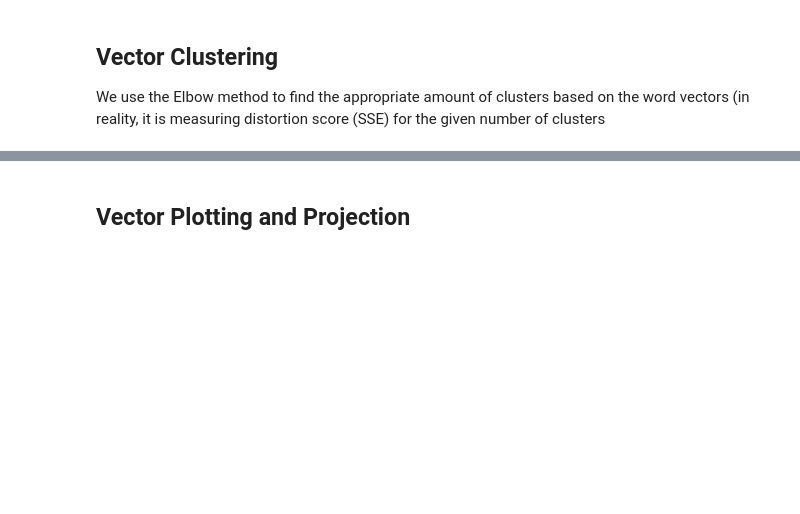
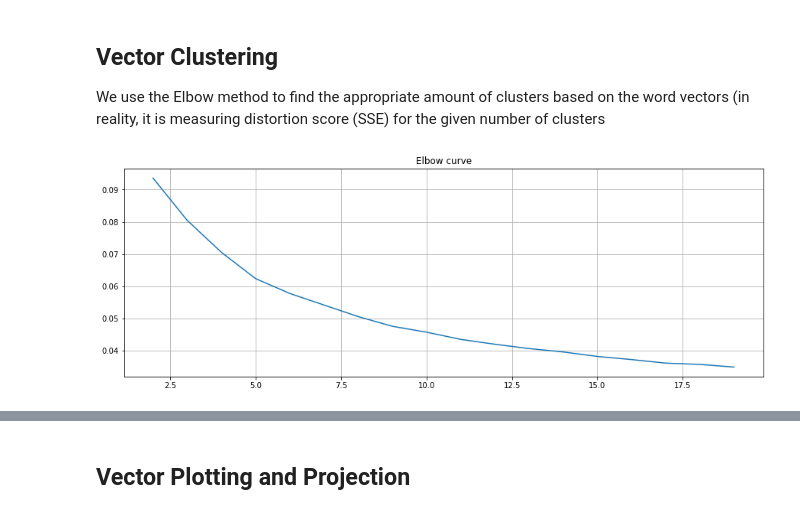
Before and after one commit to liamge/QuilityProject, a Jupyter notebook: notebook/Exploratory Analysis.ipynb, the cells around one changed output, grey strips where cells are left out. Cells and saved outputs as stored; diff of their text form; code cells hidden in the pictures; blank space fills up the shorter version.

```diff
--- a/notebook/Exploratory Analysis.ipynb
+++ b/notebook/Exploratory Analysis.ipynb
@@ -271,4 +273,6 @@ True
 
 We use the Elbow method to find the appropriate amount of clusters based on the word vectors (in reality, it is measuring distortion score (SSE) for the given number of clusters
 # %%
-plot_elbow_curve(range(2, 20), vecs)
+plot_elbow_curve(range(2, 20), projected_vecs, method='distortion')
+# %% [output]
+[figure, added]
```
Also changed, not shown: parts of 4 cells of this notebook, 14 other files.
